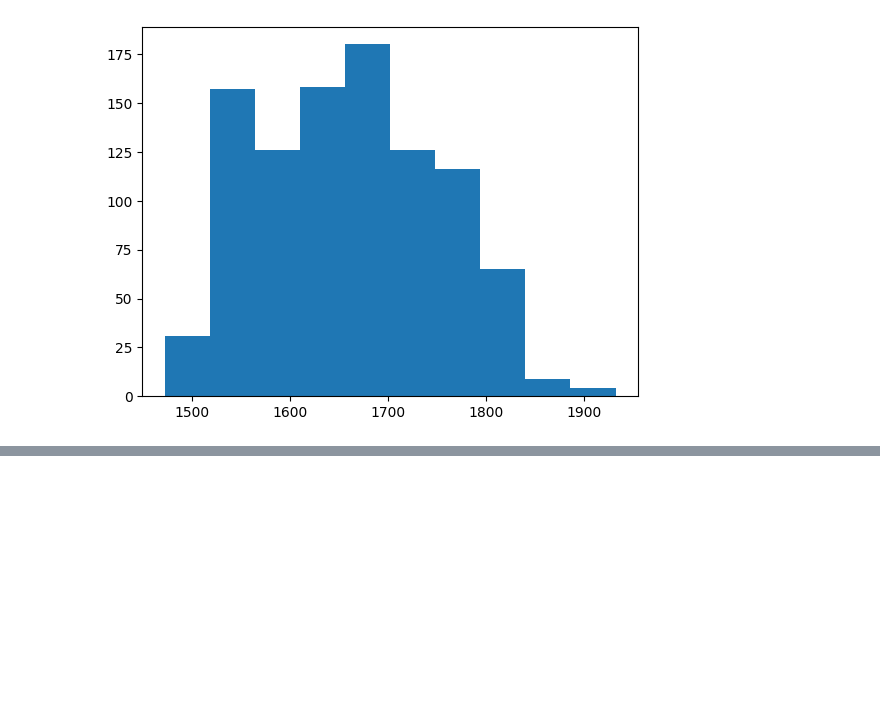
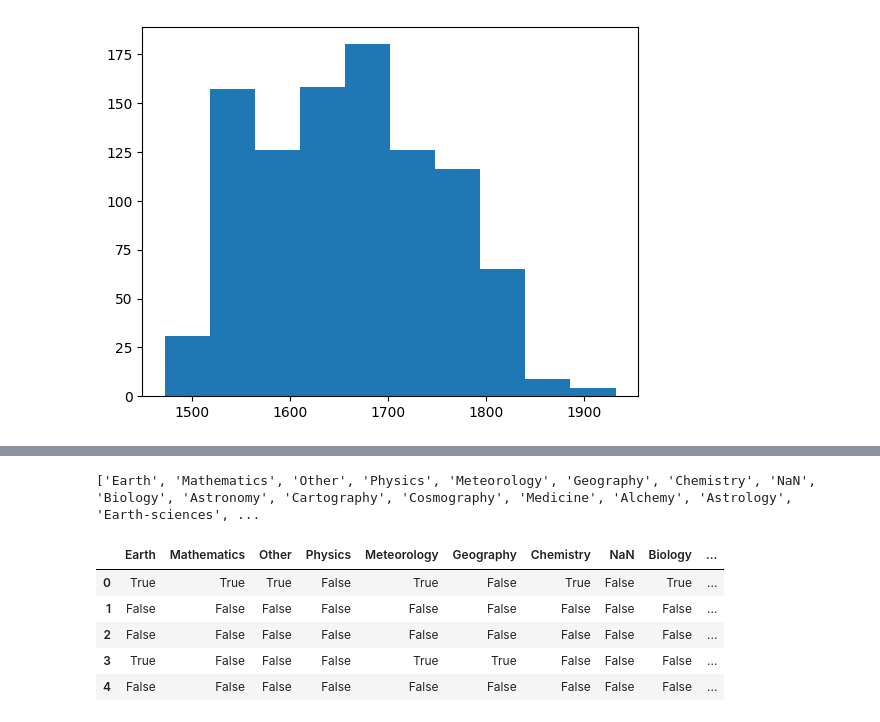
Before and after one commit to utaysi/EuPaC_noscemus, a Jupyter notebook: NOSCEMUS_metadat.ipynb, the cells around one changed output, grey strips where cells are left out. Drawn from its saved outputs; the diff is of its cells as text; code cells hidden in the pictures; blank space fills up the shorter version.

```diff
--- a/NOSCEMUS_metadat.ipynb
+++ b/NOSCEMUS_metadat.ipynb
@@ -35,0 +43,6 @@ metadata_subset.to_excel('place_meta.xlsx')
+# %%
+# separate places
+noscemus_metadata['Place'] = noscemus_metadata['Place'].str.split(',')
+noscemus_metadata = noscemus_metadata.explode('Place').reset_index(drop=True)
+
+noscemus_metadata.head()
@@ -35,0 +57,28 @@ metadata_subset.to_excel('place_meta.xlsx')
+# %%
+# separate disciplines
+all_disc = set(noscemus_metadata['Discipline/Content'].to_string().replace('Earth sciences', 'Earth-sciences').replace('/', ' ').replace(',', ' ').split())
+all_disc = [x for x in all_disc if not  (x.isnumeric() or '(' in x or '.' in x or ')' in x)]
+all_disc.append('ids')
+print(all_disc)
+
+# group by discipline
+split_disc = pd.DataFrame(columns=all_disc)
+for index, row in noscemus_metadata.iterrows():
+    for d in all_disc[::-1]:
+        if d in str(row['Discipline/Content']):
+            split_disc.loc[index, d] = True
+            split_disc.loc[index, 'ids'] = row['ids']
+        else:
+            split_disc.loc[index, d] = False
+            split_disc.loc[index, 'ids'] = row['ids']
+
+
+split_disc.head()
+# %% [output]
+['Earth', 'Mathematics', 'Other', 'Physics', 'Meteorology', 'Geography', 'Chemistry', 'NaN', 'Biology', 'Astronomy', 'Cartography', 'Cosmography', 'Medicine', 'Alchemy', 'Astrology', 'Earth-sciences', ...
+|  | Earth | Mathematics | Other | Physics | Meteorology | Geography | Chemistry | NaN | Biology | ... |
+| 0 | True | True | True | False | True | False | True | False | True | ... |
+| 1 | False | False | False | False | False | False | False | False | False | ... |
+| 2 | False | False | False | False | False | False | False | False | False | ... |
+| 3 | True | False | False | False | True | True | False | False | False | ... |
+| 4 | False | False | False | False | False | False | False | False | False | ... |
```
Also changed, not shown: parts of 5 cells of this notebook, 1 other file.
